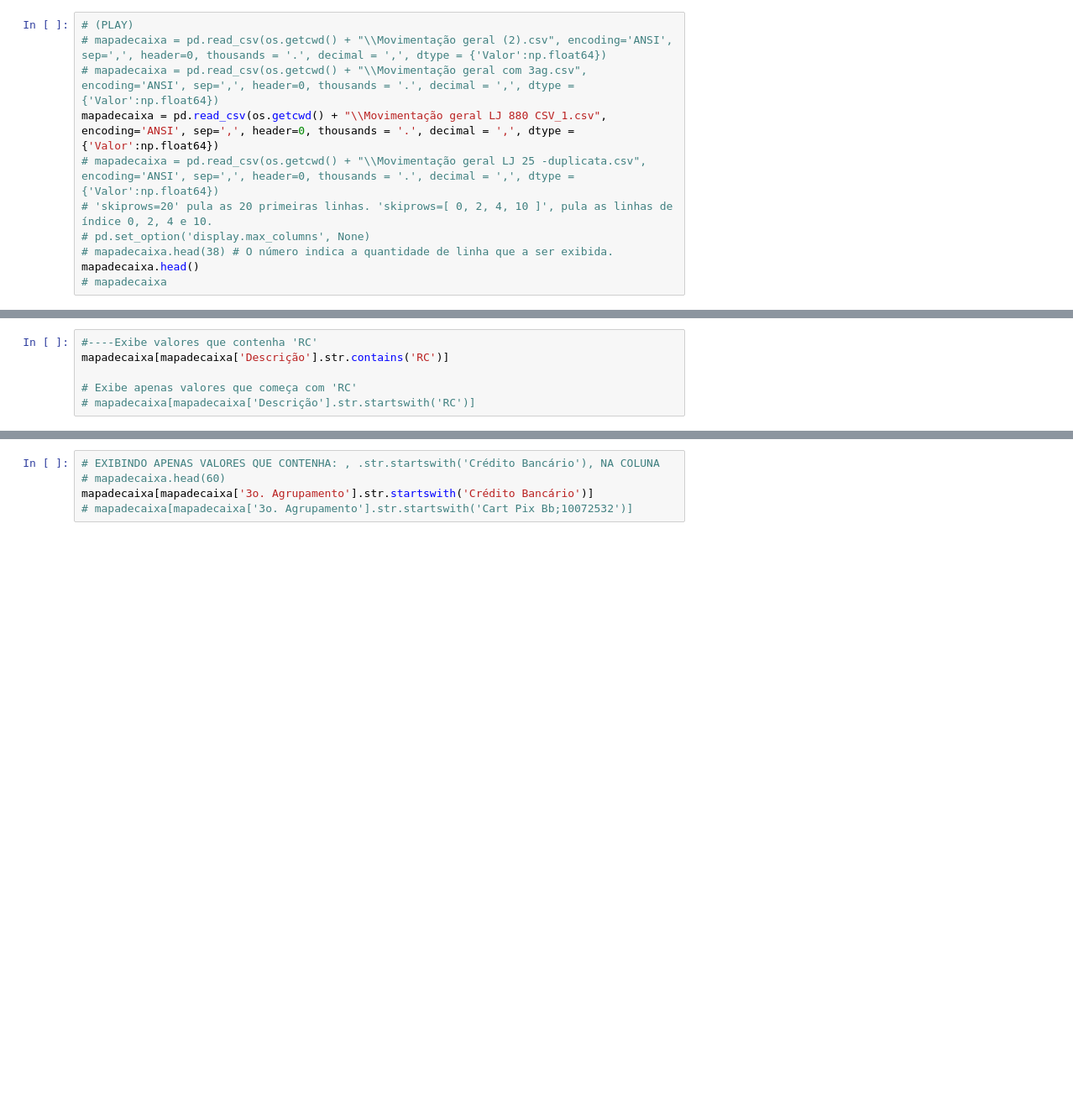
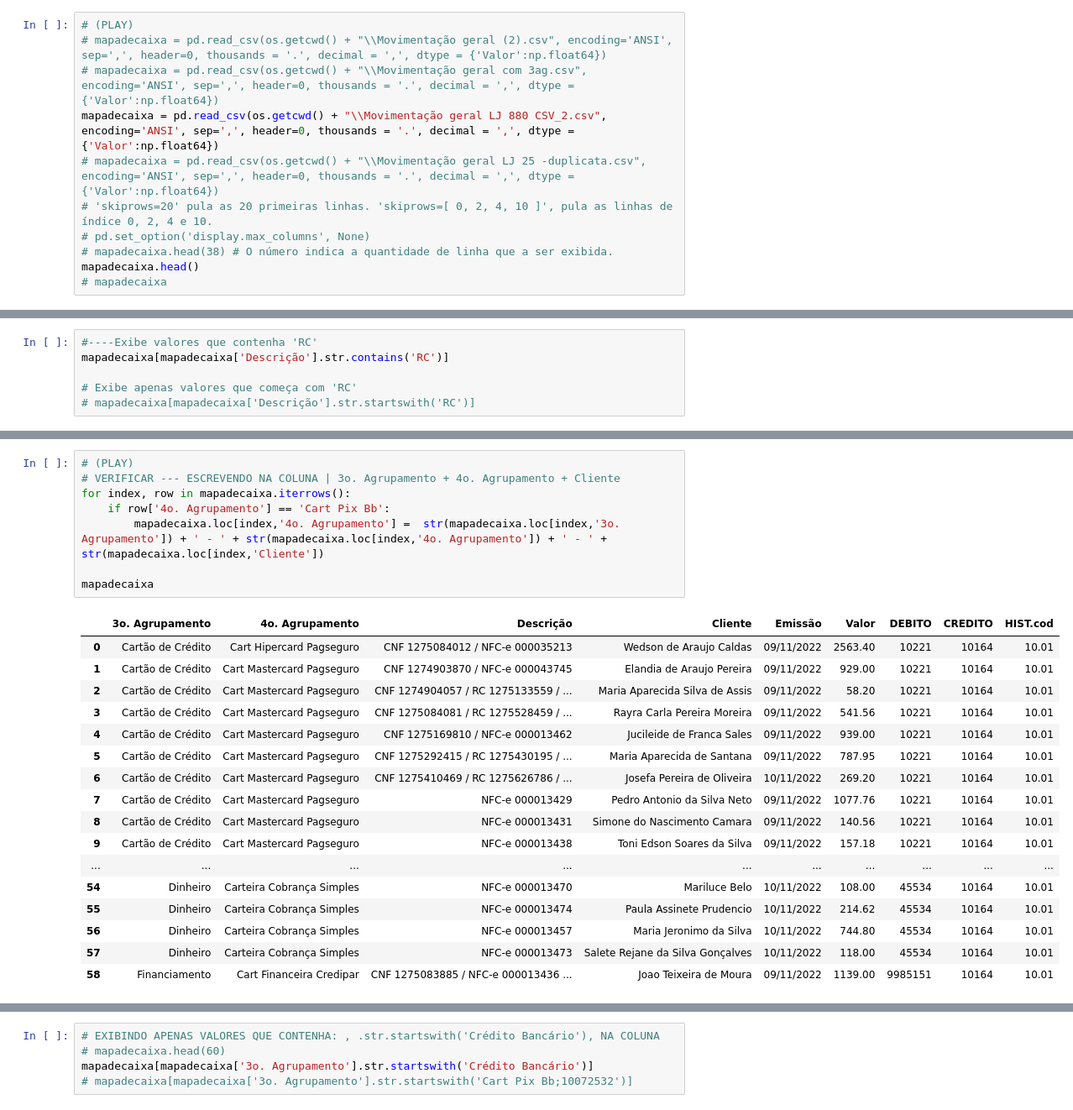
Before and after one commit to Miguellyto/csv---mapadecaixa, a Jupyter notebook: CSV_Editor_D.ipynb, the cells around one changed output, grey strips where cells are left out. Shown at 84% size. Saved outputs shown, nothing was run; the diff lists cells and outputs as text; blank space fills up the shorter version.

Commit message:
Add 3o. Agrupamento + 4o. Agrupamento + Cliente

```diff
--- a/CSV_Editor_D.ipynb
+++ b/CSV_Editor_D.ipynb
@@ -19,7 +19,7 @@ import ipywidgets as widgets
 # (PLAY)
 # mapadecaixa = pd.read_csv(os.getcwd() + "\\Movimentação geral (2).csv", encoding='ANSI', sep=',', header=0, thousands = '.', decimal = ',', dtype = {'Valor':np.float64})
 # mapadecaixa = pd.read_csv(os.getcwd() + "\\Movimentação geral com 3ag.csv", encoding='ANSI', sep=',', header=0, thousands = '.', decimal = ',', dtype = {'Valor':np.float64})
-mapadecaixa = pd.read_csv(os.getcwd() + "\\Movimentação geral LJ 880 CSV_1.csv", encoding='ANSI', sep=',', header=0, thousands = '.', decimal = ',', dtype = {'Valor':np.float64})
+mapadecaixa = pd.read_csv(os.getcwd() + "\\Movimentação geral LJ 880 CSV_2.csv", encoding='ANSI', sep=',', header=0, thousands = '.', decimal = ',', dtype = {'Valor':np.float64})
 # mapadecaixa = pd.read_csv(os.getcwd() + "\\Movimentação geral LJ 25 -duplicata.csv", encoding='ANSI', sep=',', header=0, thousands = '.', decimal = ',', dtype = {'Valor':np.float64})
 # 'skiprows=20' pula as 20 primeiras linhas. 'skiprows=[ 0, 2, 4, 10 ]', pula as linhas de índice 0, 2, 4 e 10.
 # pd.set_option('display.max_columns', None)
@@ -226,3 +392,29 @@ mapadecaixa
+# %%
+# (PLAY)
+# VERIFICAR --- ESCREVENDO NA COLUNA | 3o. Agrupamento + 4o. Agrupamento + Cliente
+for index, row in mapadecaixa.iterrows():
+    if row['4o. Agrupamento'] == 'Cart Pix Bb':
+        mapadecaixa.loc[index,'4o. Agrupamento'] =  str(mapadecaixa.loc[index,'3o. Agrupamento']) + ' - ' + str(mapadecaixa.loc[index,'4o. Agrupamento']) + ' - ' + str(mapadecaixa.loc[index,'Cliente'])
+
+mapadecaixa
+# %% [output]
+|  | 3o. Agrupamento | 4o. Agrupamento | Descrição | Cliente | Emissão | Valor | DEBITO | CREDITO | HIST.cod |
+| 0 | Cartão de Crédito | Cart Hipercard Pagseguro | CNF 1275084012 / NFC-e 000035213 | Wedson de Araujo Caldas | 09/11/2022 | 2563.40 | 10221 | 10164 | 10.01 |
+| 1 | Cartão de Crédito | Cart Mastercard Pagseguro | CNF 1274903870 / NFC-e 000043745 | Elandia de Araujo Pereira | 09/11/2022 | 929.00 | 10221 | 10164 | 10.01 |
+| 2 | Cartão de Crédito | Cart Mastercard Pagseguro | CNF 1274904057 / RC 1275133559 / ... | Maria Aparecida Silva de Assis | 09/11/2022 | 58.20 | 10221 | 10164 | 10.01 |
+| 3 | Cartão de Crédito | Cart Mastercard Pagseguro | CNF 1275084081 / RC 1275528459 / ... | Rayra Carla Pereira Moreira | 09/11/2022 | 541.56 | 10221 | 10164 | 10.01 |
+| 4 | Cartão de Crédito | Cart Mastercard Pagseguro | CNF 1275169810 / NFC-e 000013462 | Jucileide de Franca Sales | 09/11/2022 | 939.00 | 10221 | 10164 | 10.01 |
+| 5 | Cartão de Crédito | Cart Mastercard Pagseguro | CNF 1275292415 / RC 1275430195 / ... | Maria Aparecida de Santana | 09/11/2022 | 787.95 | 10221 | 10164 | 10.01 |
+| 6 | Cartão de Crédito | Cart Mastercard Pagseguro | CNF 1275410469 / RC 1275626786 / ... | Josefa Pereira de Oliveira | 10/11/2022 | 269.20 | 10221 | 10164 | 10.01 |
+| 7 | Cartão de Crédito | Cart Mastercard Pagseguro | NFC-e 000013429 | Pedro Antonio da Silva Neto | 09/11/2022 | 1077.76 | 10221 | 10164 | 10.01 |
+| 8 | Cartão de Crédito | Cart Mastercard Pagseguro | NFC-e 000013431 | Simone do Nascimento Camara | 09/11/2022 | 140.56 | 10221 | 10164 | 10.01 |
+| 9 | Cartão de Crédito | Cart Mastercard Pagseguro | NFC-e 000013438 | Toni Edson Soares da Silva | 09/11/2022 | 157.18 | 10221 | 10164 | 10.01 |
+| ... | ... | ... | ... | ... | ... | ... | ... | ... | ... |
+| 54 | Dinheiro | Carteira Cobrança Simples | NFC-e 000013470 | Mariluce Belo | 10/11/2022 | 108.00 | 45534 | 10164 | 10.01 |
+| 55 | Dinheiro | Carteira Cobrança Simples | NFC-e 000013474 | Paula Assinete Prudencio | 10/11/2022 | 214.62 | 45534 | 10164 | 10.01 |
+| 56 | Dinheiro | Carteira Cobrança Simples | NFC-e 000013457 | Maria Jeronimo da Silva | 10/11/2022 | 744.80 | 45534 | 10164 | 10.01 |
+| 57 | Dinheiro | Carteira Cobrança Simples | NFC-e 000013473 | Salete Rejane da Silva Gonçalves | 10/11/2022 | 118.00 | 45534 | 10164 | 10.01 |
+| 58 | Financiamento | Cart Financeira Credipar | CNF 1275083885 / NFC-e 000013436 ... | Joao Teixeira de Moura | 09/11/2022 | 1139.00 | 9985151 | 10164 | 10.01 |
 # %%
 # (PLAY)
 # VERIFICAR --- ESCREVENDO NA COLUNA '4o. Agrupamento | OBS.: Apartir daqui não aparece o "Cart Pix Bb"
```
Also changed, not shown: parts of 12 cells of this notebook, 2 other files.
